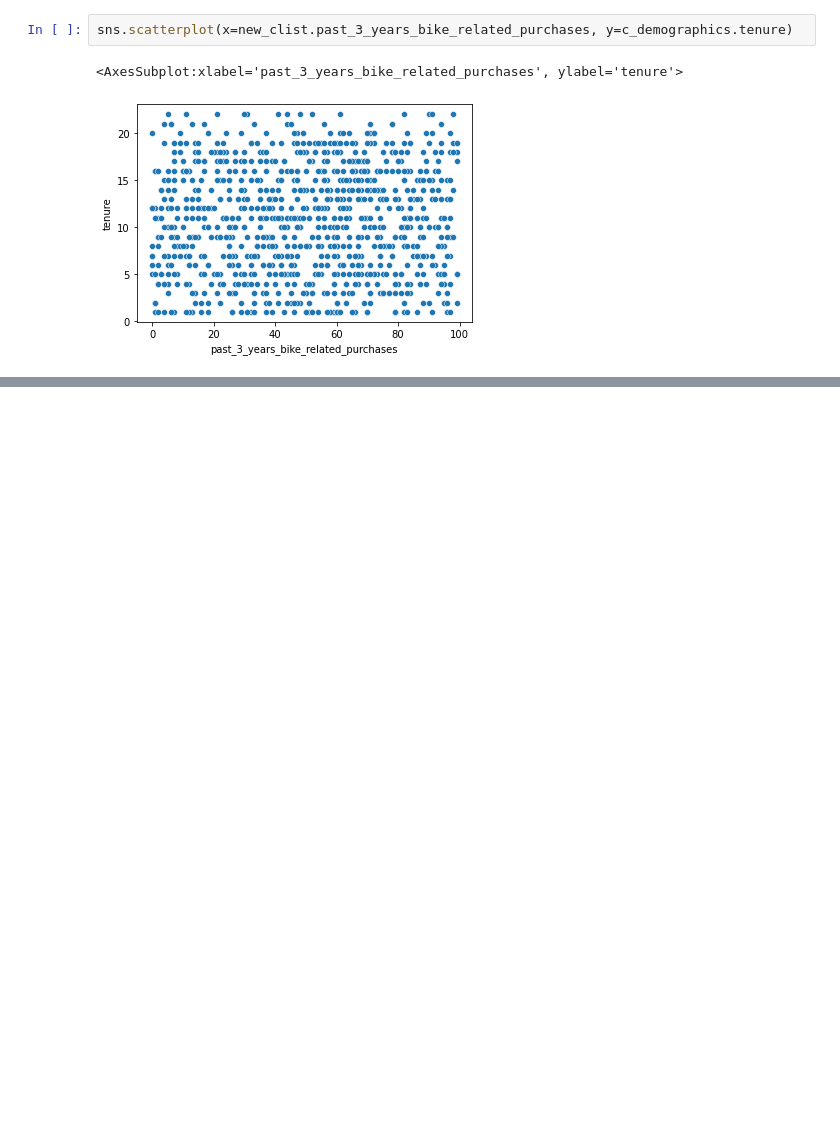
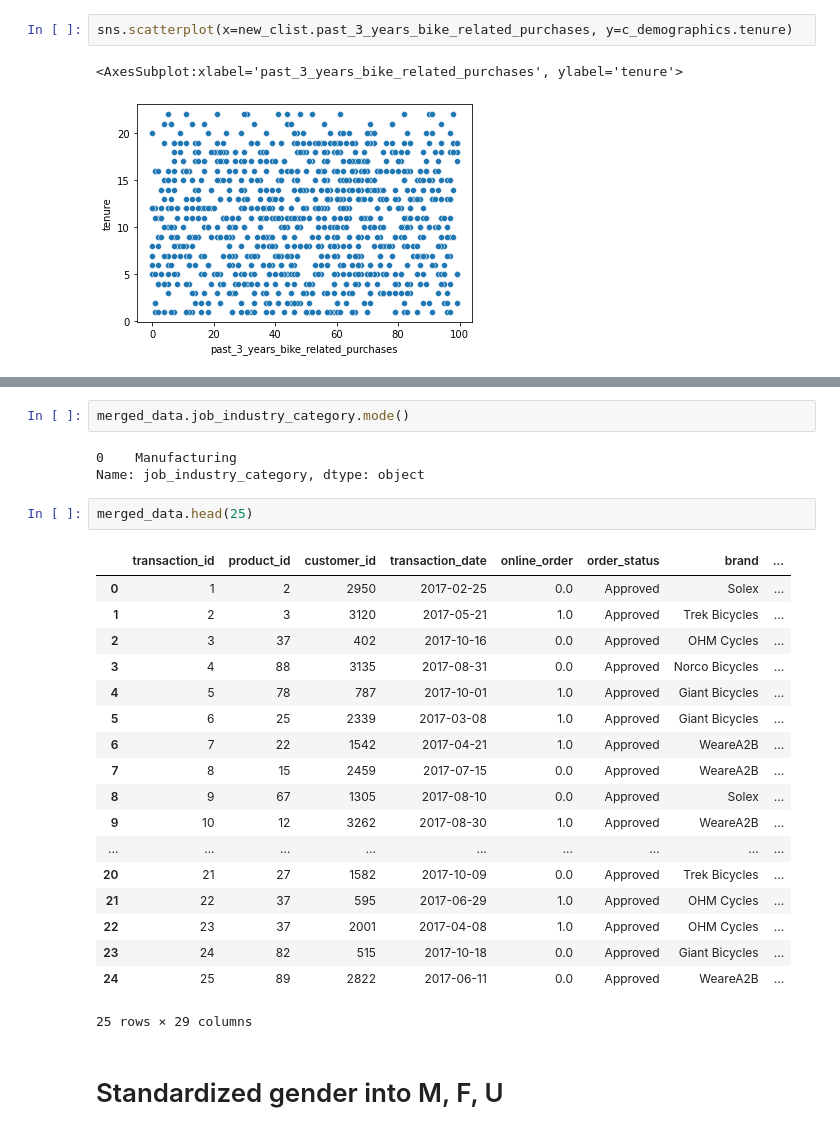
Before and after one commit to abhinay-bandooni/KPMG-Virtual-Internship, a Jupyter notebook: KPMG Virtual Internship.ipynb, the cells around one changed output, grey strips where cells are left out. Drawn from its saved outputs; the diff is of its cells as text; blank space fills up the shorter version.

```diff
--- a/KPMG Virtual Internship.ipynb
+++ b/KPMG Virtual Internship.ipynb
@@ -574,0 +508,28 @@ memory usage: 4.5+ MB
+# %%
+merged_data.job_industry_category.mode()
+# %% [output]
+0    Manufacturing
+Name: job_industry_category, dtype: object
+# %%
+merged_data.head(25)
+# %% [output]
+|  | transaction_id | product_id | customer_id | transaction_date | online_order | order_status | brand | ... |
+| 0 | 1 | 2 | 2950 | 2017-02-25 | 0.0 | Approved | Solex | ... |
+| 1 | 2 | 3 | 3120 | 2017-05-21 | 1.0 | Approved | Trek Bicycles | ... |
+| 2 | 3 | 37 | 402 | 2017-10-16 | 0.0 | Approved | OHM Cycles | ... |
+| 3 | 4 | 88 | 3135 | 2017-08-31 | 0.0 | Approved | Norco Bicycles | ... |
+| 4 | 5 | 78 | 787 | 2017-10-01 | 1.0 | Approved | Giant Bicycles | ... |
+| 5 | 6 | 25 | 2339 | 2017-03-08 | 1.0 | Approved | Giant Bicycles | ... |
+| 6 | 7 | 22 | 1542 | 2017-04-21 | 1.0 | Approved | WeareA2B | ... |
+| 7 | 8 | 15 | 2459 | 2017-07-15 | 0.0 | Approved | WeareA2B | ... |
+| 8 | 9 | 67 | 1305 | 2017-08-10 | 0.0 | Approved | Solex | ... |
+| 9 | 10 | 12 | 3262 | 2017-08-30 | 1.0 | Approved | WeareA2B | ... |
+| ... | ... | ... | ... | ... | ... | ... | ... | ... |
+| 20 | 21 | 27 | 1582 | 2017-10-09 | 0.0 | Approved | Trek Bicycles | ... |
+| 21 | 22 | 37 | 595 | 2017-06-29 | 1.0 | Approved | OHM Cycles | ... |
+| 22 | 23 | 37 | 2001 | 2017-04-08 | 1.0 | Approved | OHM Cycles | ... |
+| 23 | 24 | 82 | 515 | 2017-10-18 | 0.0 | Approved | Giant Bicycles | ... |
+| 24 | 25 | 89 | 2822 | 2017-06-11 | 0.0 | Approved | WeareA2B | ... |
+25 rows × 29 columns
+# %% [markdown]
+# Standardized gender into M, F, U
```
Also changed, not shown: parts of 57 cells of this notebook.
